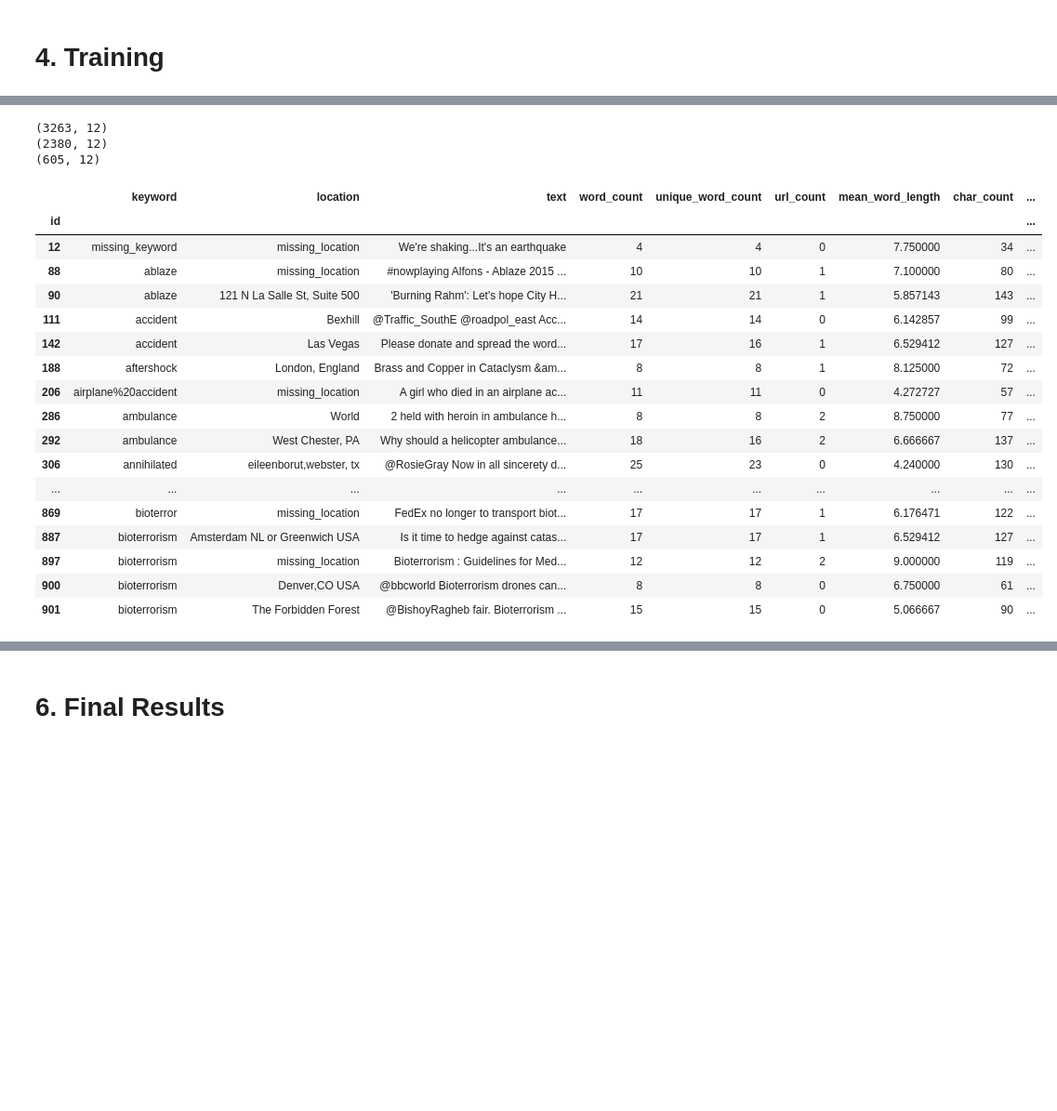
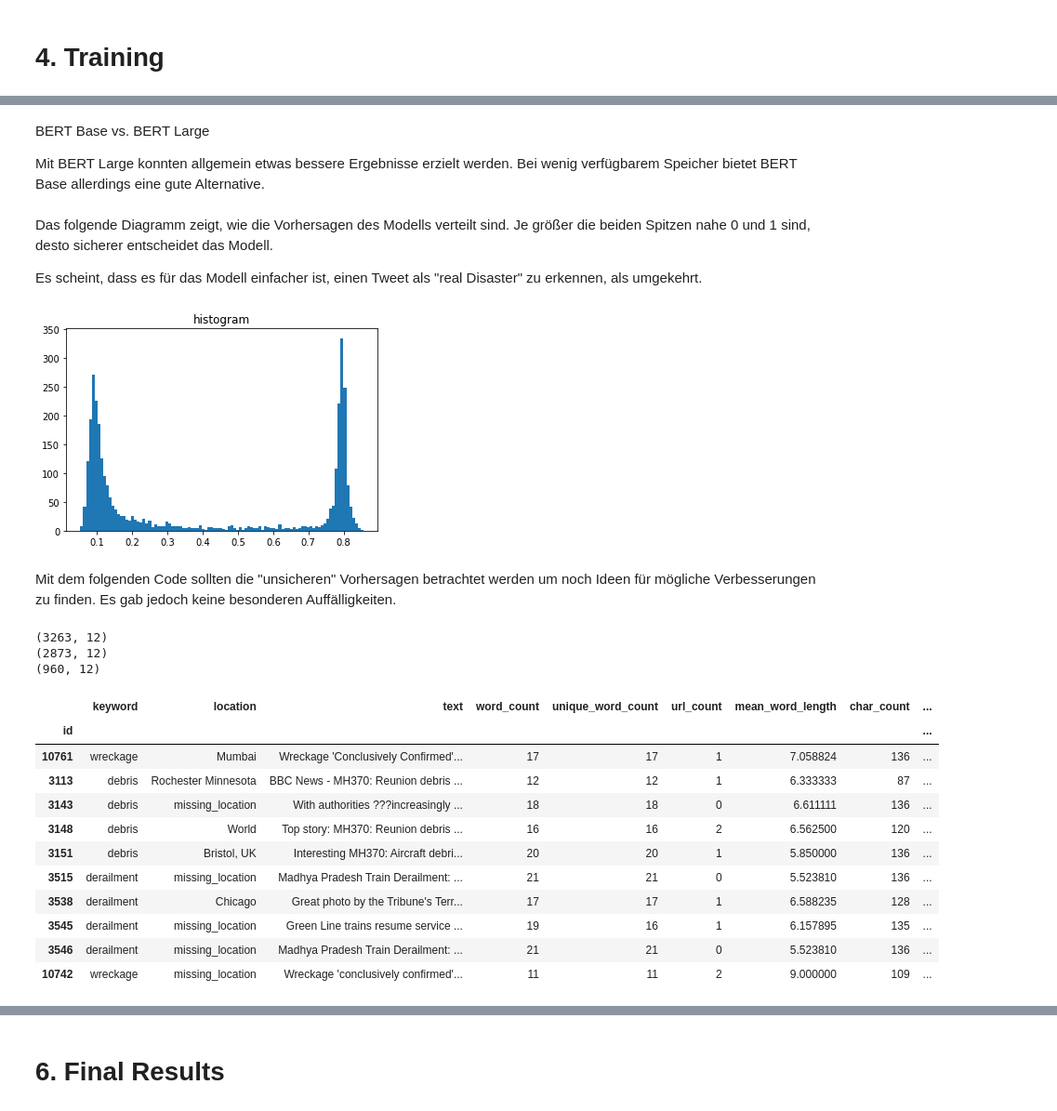
Before and after one commit to jensullrich/DataScienceSS20, a Jupyter notebook: Project/Project_NLP_disaster_tweets.ipynb, the cells around one changed output, grey strips where cells are left out. Shown: that part at 93% size. Cells and saved outputs as stored; diff of their text form; code cells hidden in the pictures; blank space fills up the shorter version.

```diff
--- a/Project/Project_NLP_disaster_tweets.ipynb
+++ b/Project/Project_NLP_disaster_tweets.ipynb
@@ -342,0 +376,9 @@ ________________________________________________________________________________
+# %%
+train_input = bert_encode(train.text.values, tokenizer, max_len=150)
+test_input = bert_encode(test.text.values, tokenizer, max_len=150)
+train_labels = train.target.values
+# %%
+model_large = build_model(bert_large_layer, max_len=150)
+model_large.summary()
+
+checkpoint = ModelCheckpoint('model_large.h5', monitor='val_loss', save_best_only=True)
@@ -361,0 +415,8 @@ Epoch 4/4
+# %%
+train_history = model_large.fit(
+    [train_input, train_meta_input], train_labels,
+    validation_split=0.2,
+    epochs=4,
+    callbacks=[checkpoint],
+    batch_size=18
+)
@@ -364,33 +446,44 @@ Epoch 4/4
+# %% [markdown]
+BERT Base vs. BERT Large
+
+Mit BERT Large konnten allgemein etwas bessere Ergebnisse erzielt werden. Bei wenig verfügbarem Speicher bietet BERT Base allerdings eine gute Alternative.
 # %%
-model.load_weights('model.h5')
-test_pred = model.predict([test_input, test_meta_input])
+model_large.load_weights('model_large.h5')
+test_pred = model_large.predict([test_input, test_meta_input])
 test['prediction'] = test_pred
+# %% [markdown]
+Das folgende Diagramm zeigt, wie die Vorhersagen des Modells verteilt sind. Je größer die beiden Spitzen nahe 0 und 1 sind, desto sicherer entscheidet das Modell.
+
+Es scheint, dass es für das Modell einfacher ist, einen Tweet als "real Disaster" zu erkennen, als umgekehrt.
+# %%
+sorted = np.sort(test_pred, axis=0)
+plt.hist(test_pred, bins = 100)
+plt.title("histogram")
+plt.show()
+# %% [output]
+[figure, added]
+# %% [markdown]
+Mit dem folgenden Code sollten die "unsicheren" Vorhersagen betrachtet werden um noch Ideen für mögliche Verbesserungen zu finden. Es gab jedoch keine besonderen Auffälligkeiten.
 # %%
 print(test.shape)
-uncertain = test[(test['prediction'] < 0.85)]
+uncertain = test[(test['prediction'] < 0.80)]
 print(uncertain.shape)
-uncertain = uncertain[(uncertain['prediction'] > 0.35)]
+uncertain = uncertain[(uncertain['prediction'] > 0.5)]
 print(uncertain.shape)
-uncertain.head(50)
+uncertain.sort_values(by='keyword_target_mean', ascending=False).head(10)
 # %% [output]
 (3263, 12)
-(2380, 12)
-(605, 12)
+(2873, 12)
+(960, 12)
 |  | keyword | location | text | word_count | unique_word_count | url_count | mean_word_length | char_count | ... |
 | id |  |  |  |  |  |  |  |  | ... |
-| 12 | missing_keyword | missing_location | We're shaking...It's an earthquake | 4 | 4 | 0 | 7.750000 | 34 | ... |
-| 88 | ablaze | missing_location | #nowplaying Alfons - Ablaze 2015 ... | 10 | 10 | 1 | 7.100000 | 80 | ... |
-| 90 | ablaze | 121 N La Salle St, Suite 500 | 'Burning Rahm': Let's hope City H... | 21 | 21 | 1 | 5.857143 | 143 | ... |
-| 111 | accident | Bexhill | @Traffic_SouthE @roadpol_east Acc... | 14 | 14 | 0 | 6.142857 | 99 | ... |
-| 142 | accident | Las Vegas | Please donate and spread the word... | 17 | 16 | 1 | 6.529412 | 127 | ... |
-| 188 | aftershock | London, England | Brass and Copper in Cataclysm &am... | 8 | 8 | 1 | 8.125000 | 72 | ... |
-| 206 | airplane%20accident | missing_location | A girl who died in an airplane ac... | 11 | 11 | 0 | 4.272727 | 57 | ... |
-| 286 | ambulance | World | 2 held with heroin in ambulance h... | 8 | 8 | 2 | 8.750000 | 77 | ... |
-| 292 | ambulance | West Chester, PA | Why should a helicopter ambulance... | 18 | 16 | 2 | 6.666667 | 137 | ... |
-| 306 | annihilated | eileenborut,webster, tx | @RosieGray Now in all sincerety d... | 25 | 23 | 0 | 4.240000 | 130 | ... |
-| ... | ... | ... | ... | ... | ... | ... | ... | ... | ... |
-| 869 | bioterror | missing_location | FedEx no longer to transport biot... | 17 | 17 | 1 | 6.176471 | 122 | ... |
-| 887 | bioterrorism | Amsterdam NL or Greenwich USA | Is it time to hedge against catas... | 17 | 17 | 1 | 6.529412 | 127 | ... |
-| 897 | bioterrorism | missing_location | Bioterrorism : Guidelines for Med... | 12 | 12 | 2 | 9.000000 | 119 | ... |
-| 900 | bioterrorism | Denver,CO USA | @bbcworld Bioterrorism drones can... | 8 | 8 | 0 | 6.750000 | 61 | ... |
-| 901 | bioterrorism | The Forbidden Forest | @BishoyRagheb fair. Bioterrorism ... | 15 | 15 | 0 | 5.066667 | 90 | ... |
+| 10761 | wreckage | Mumbai | Wreckage 'Conclusively Confirmed'... | 17 | 17 | 1 | 7.058824 | 136 | ... |
+| 3113 | debris | Rochester Minnesota | BBC News - MH370: Reunion debris ... | 12 | 12 | 1 | 6.333333 | 87 | ... |
+| 3143 | debris | missing_location | With authorities ???increasingly ... | 18 | 18 | 0 | 6.611111 | 136 | ... |
+| 3148 | debris | World | Top story: MH370: Reunion debris ... | 16 | 16 | 2 | 6.562500 | 120 | ... |
+| 3151 | debris | Bristol, UK | Interesting MH370: Aircraft debri... | 20 | 20 | 1 | 5.850000 | 136 | ... |
+| 3515 | derailment | missing_location | Madhya Pradesh Train Derailment: ... | 21 | 21 | 0 | 5.523810 | 136 | ... |
+| 3538 | derailment | Chicago | Great photo by the Tribune's Terr... | 17 | 17 | 1 | 6.588235 | 128 | ... |
+| 3545 | derailment | missing_location | Green Line trains resume service ... | 19 | 16 | 1 | 6.157895 | 135 | ... |
+| 3546 | derailment | missing_location | Madhya Pradesh Train Derailment: ... | 21 | 21 | 0 | 5.523810 | 136 | ... |
+| 10742 | wreckage | missing_location | Wreckage 'conclusively confirmed'... | 11 | 11 | 2 | 9.000000 | 109 | ... |
```
Also changed, not shown: parts of 40 cells of this notebook.
